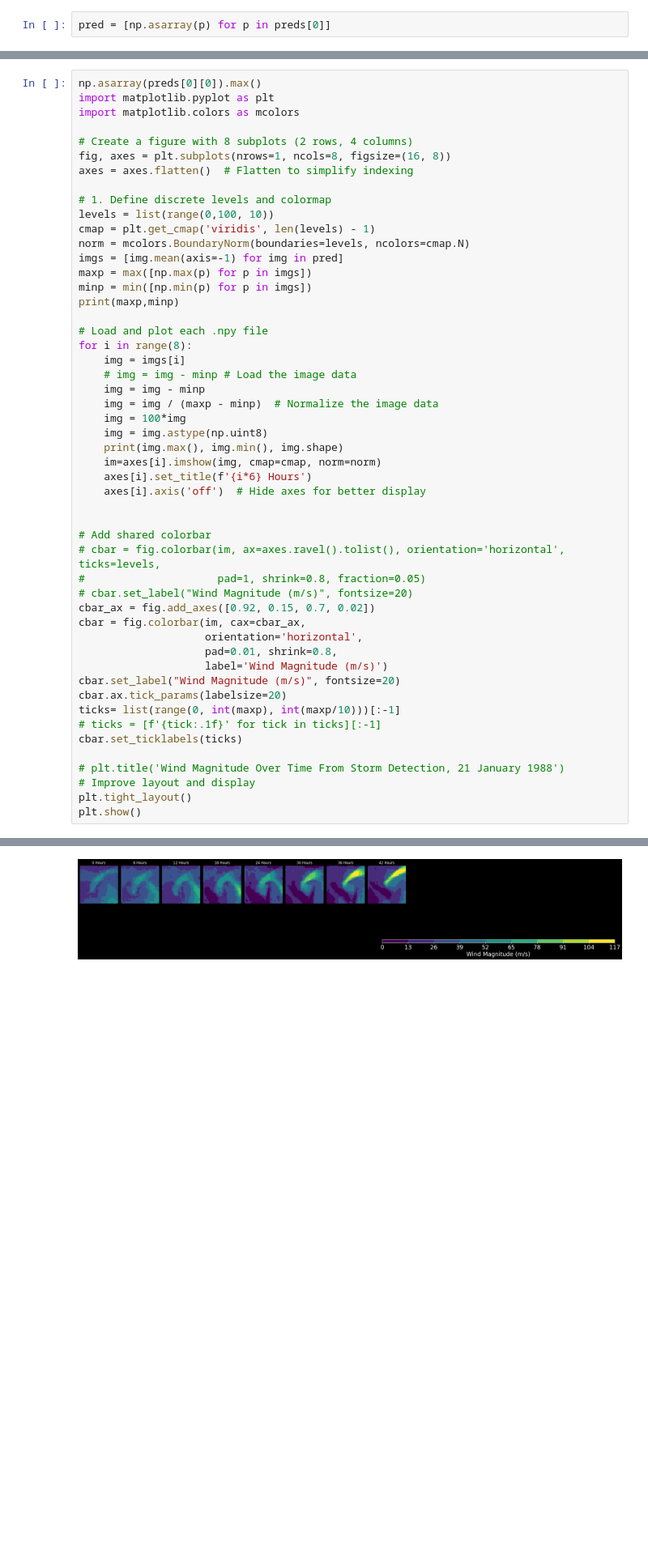
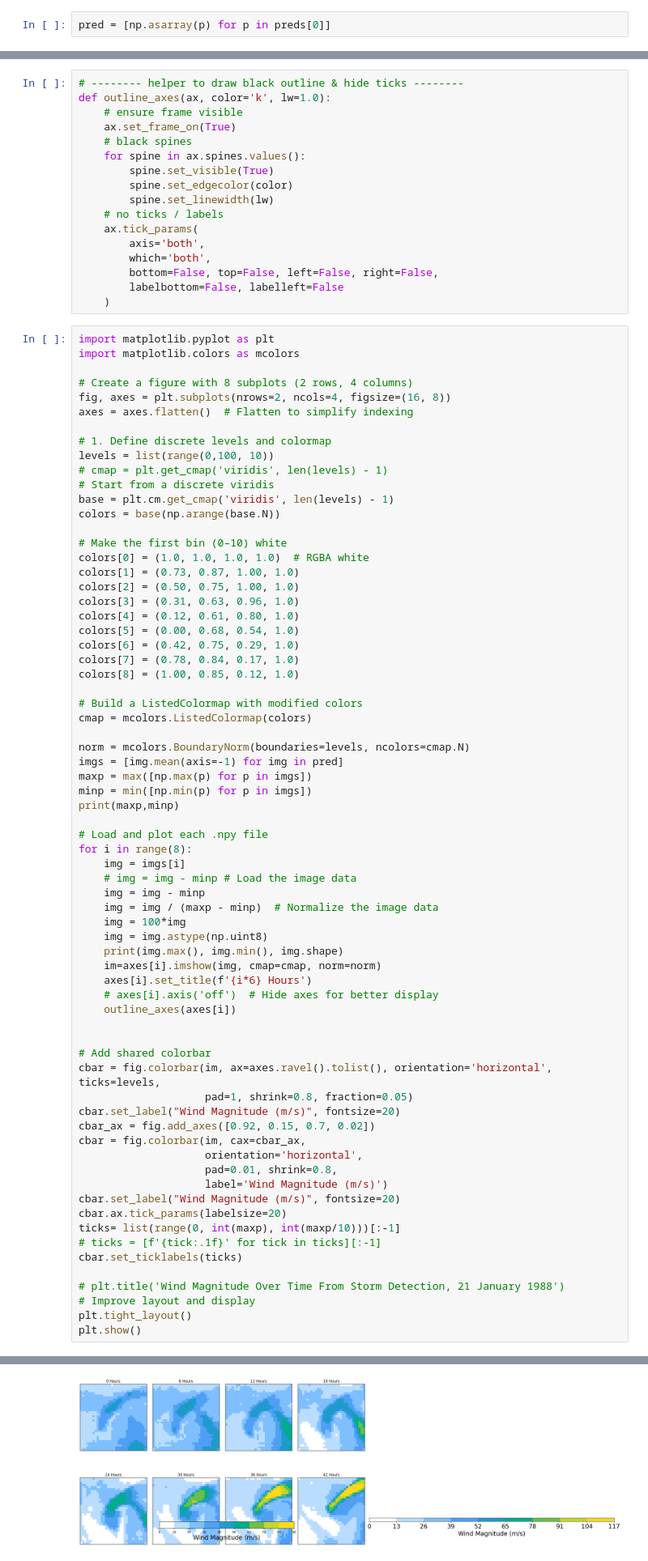
Before and after one commit to soCromp/cycloneSVD, a Jupyter notebook: evals.ipynb, the cells around one changed output, grey strips where cells are left out. Shown: that part at 81% size. Cells and saved outputs as stored; diff of their text form; blank space fills up the shorter version.

```diff
--- a/evals.ipynb
+++ b/evals.ipynb
@@ -80,15 +86,49 @@ pred = [np.asarray(p) for p in preds[0]]
+# %%
+# -------- helper to draw black outline & hide ticks --------
+def outline_axes(ax, color='k', lw=1.0):
+    # ensure frame visible
+    ax.set_frame_on(True)
+    # black spines
+    for spine in ax.spines.values():
+        spine.set_visible(True)
+        spine.set_edgecolor(color)
+        spine.set_linewidth(lw)
+    # no ticks / labels
+    ax.tick_params(
+        axis='both',
+        which='both',
+        bottom=False, top=False, left=False, right=False,
+        labelbottom=False, labelleft=False
+    )
 # %%
-np.asarray(preds[0][0]).max()
 import matplotlib.pyplot as plt
 import matplotlib.colors as mcolors
 
 # Create a figure with 8 subplots (2 rows, 4 columns)
-fig, axes = plt.subplots(nrows=1, ncols=8, figsize=(16, 8))
+fig, axes = plt.subplots(nrows=2, ncols=4, figsize=(16, 8))
 axes = axes.flatten()  # Flatten to simplify indexing
 
 # 1. Define discrete levels and colormap
 levels = list(range(0,100, 10))
-cmap = plt.get_cmap('viridis', len(levels) - 1)
+# cmap = plt.get_cmap('viridis', len(levels) - 1)
+# Start from a discrete viridis
+base = plt.cm.get_cmap('viridis', len(levels) - 1)
+colors = base(np.arange(base.N))
+
+# Make the first bin (0–10) white
+colors[0] = (1.0, 1.0, 1.0, 1.0)  # RGBA white
+colors[1] = (0.73, 0.87, 1.00, 1.0)
+colors[2] = (0.50, 0.75, 1.00, 1.0)
+colors[3] = (0.31, 0.63, 0.96, 1.0)
+colors[4] = (0.12, 0.61, 0.80, 1.0)
+colors[5] = (0.00, 0.68, 0.54, 1.0)
+colors[6] = (0.42, 0.75, 0.29, 1.0)
+colors[7] = (0.78, 0.84, 0.17, 1.0)
+colors[8] = (1.00, 0.85, 0.12, 1.0)
+
+# Build a ListedColormap with modified colors
+cmap = mcolors.ListedColormap(colors)
+
 norm = mcolors.BoundaryNorm(boundaries=levels, ncolors=cmap.N)
 imgs = [img.mean(axis=-1) for img in pred]
 maxp = max([np.max(p) for p in imgs])
@@ -106,39 +146,40 @@ for i in range(8):
     print(img.max(), img.min(), img.shape)
     im=axes[i].imshow(img, cmap=cmap, norm=norm)
     axes[i].set_title(f'{i*6} Hours')
-    axes[i].axis('off')  # Hide axes for better display
+    # axes[i].axis('off')  # Hide axes for better display
+    outline_axes(axes[i])
 
 
 # Add shared colorbar
-# cbar = fig.colorbar(im, ax=axes.ravel().tolist(), orientation='horizontal', ticks=levels,
-#                     pad=1, shrink=0.8, fraction=0.05)
-# cbar.set_label("Wind Magnitude (m/s)", fontsize=20)
+cbar = fig.colorbar(im, ax=axes.ravel().tolist(), orientation='horizontal', ticks=levels,
+                    pad=1, shrink=0.8, fraction=0.05)
+cbar.set_label("Wind Magnitude (m/s)", fontsize=20)
 cbar_ax = fig.add_axes([0.92, 0.15, 0.7, 0.02])
 cbar = fig.colorbar(im, cax=cbar_ax,
                     orientation='horizontal',
                     pad=0.01, shrink=0.8,
                     label='Wind Magnitude (m/s)')
 cbar.set_label("Wind Magnitude (m/s)", fontsize=20)
 cbar.ax.tick_params(labelsize=20)
 ticks= list(range(0, int(maxp), int(maxp/10)))[:-1]
 # ticks = [f'{tick:.1f}' for tick in ticks][:-1]
 cbar.set_ticklabels(ticks)
 
 # plt.title('Wind Magnitude Over Time From Storm Detection, 21 January 1988')
 # Improve layout and display
 plt.tight_layout()
 plt.show()
 # %% [output]
 131.66666666666666 103.33333333333333
 50 9 (32, 32)
 50 12 (32, 32)
 57 10 (32, 32)
 64 3 (32, 32)
 57 1 (32, 32)
 71 0 (32, 32)
 92 1 (32, 32)
 100 0 (32, 32)
-[figure, old version]
+[figure, new version]
 # %% [markdown]
 # Eval
 # %%
```
Also changed, not shown: parts of 2 cells of this notebook, 2 other files.
